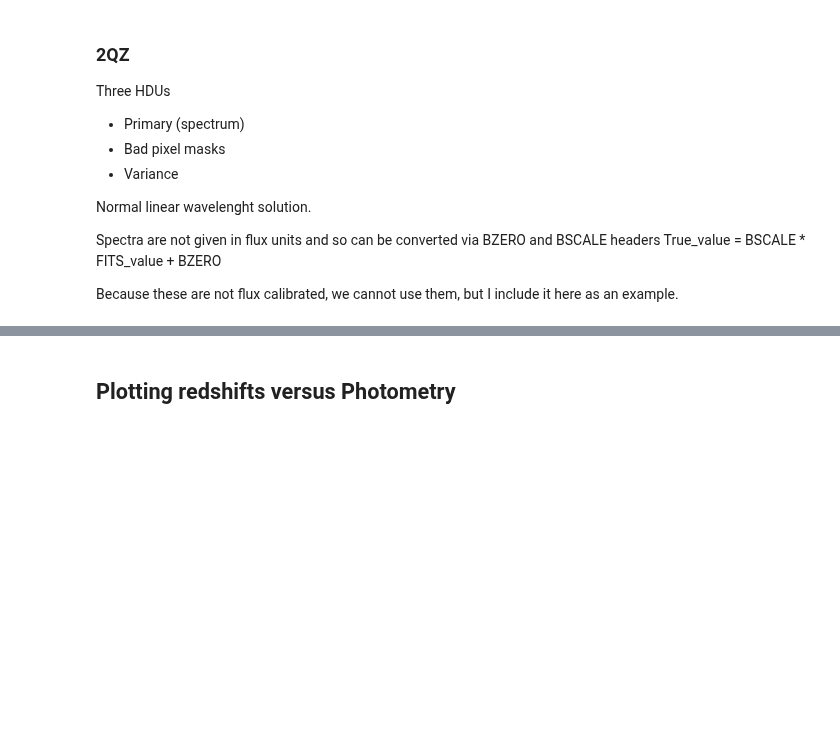
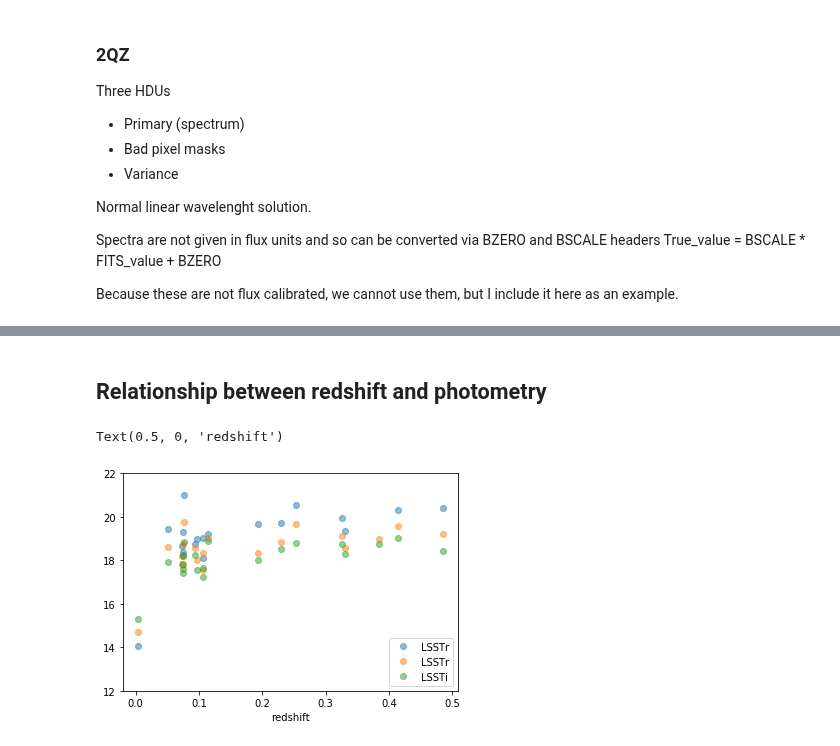
Before and after one commit to aimalz/recidivator, a Jupyter notebook: GAMA/spectra_exploration.ipynb, the cells around one changed output, grey strips where cells are left out. Cells and saved outputs as stored; diff of their text form; code cells hidden in the pictures; blank space fills up the shorter version.

Commit message:
modifying magnitude/color plots

```diff
--- a/GAMA/spectra_exploration.ipynb
+++ b/GAMA/spectra_exploration.ipynb
@@ -615,10 +952,13 @@ df20
-# %% [markdown]
-## Plotting redshifts versus Photometry
+# %% [markdown]
+## Relationship between redshift and photometry
 # %%
-plt.plot(df20['Z'], df20['lsstg'], 'o', alpha=0.5, label='LSSTr')
-plt.plot(df20['Z'], df20['lsstr'], 'o', alpha=0.5, label='LSSTr')
-plt.plot(df20['Z'], df20['lssti'], 'o', alpha=0.5, label='LSSTi')
+# plt.plot(df20['Z'], df20['lsstg'], 'o', alpha=0.5, label='LSSTr')
+# plt.plot(df20['Z'], df20['lsstr'], 'o', alpha=0.5, label='LSSTr')
+# plt.plot(df20['Z'], df20['lssti'], 'o', alpha=0.5, label='LSSTi')
 
-plt.ylim(12, 22)
-plt.legend()
-plt.xlabel('redshift')
+# plt.ylim(12, 22)
+# plt.legend()
+# plt.xlabel('redshift')
+# %% [output]
+Text(0.5, 0, 'redshift')
+[figure, added]
```
Also changed, not shown: parts of 55 cells of this notebook.
